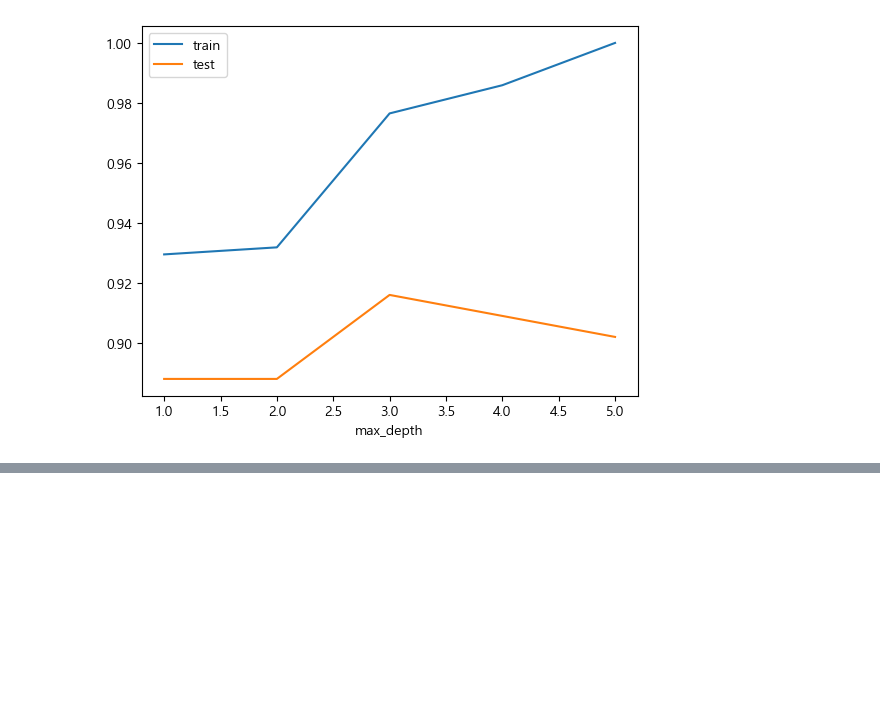
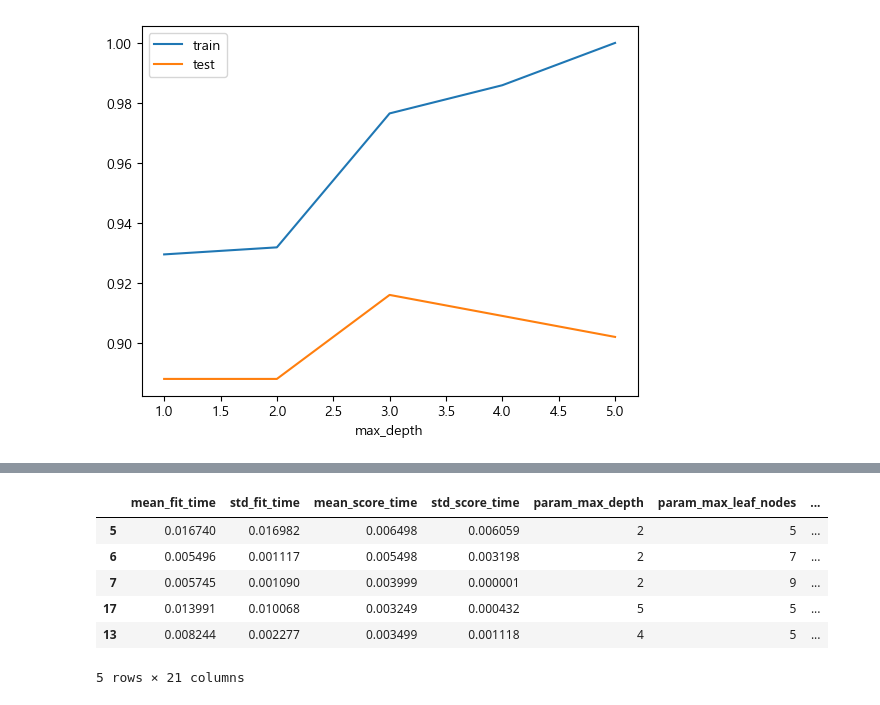
Before and after one commit to 1ee1hee/Machine_Learning, a Jupyter notebook: 과적합_일반화_그리드서치_파이프라인.ipynb, the cells around one changed output, grey strips where cells are left out. Drawn from its saved outputs; the diff is of its cells as text; code cells hidden in the pictures; blank space fills up the shorter version.

```diff
--- a/과적합_일반화_그리드서치_파이프라인.ipynb
+++ b/과적합_일반화_그리드서치_파이프라인.ipynb
@@ -203,0 +325,8 @@ plt.show()
+# %%
+gs2 = GridSearchCV(tree,
+                   params,
+                   scoring = ['accuracy', 'f1'],
+                   refit = 'accuracy', # 어떤 평가지표로 순위를 정할지
+                   cv = 4,
+                   n_jobs = -1
+                   )
@@ -203,0 +335,2 @@ plt.show()
+# %%
+gs2.fit(X_train, y_train)
@@ -203,0 +350,3 @@ plt.show()
+# %%
+result2 = pd.DataFrame(gs2.cv_results_)
+result2.columns
@@ -203,0 +362,10 @@ plt.show()
+# %%
+result2.sort_values('rank_test_accuracy').head()
+# %% [output]
+|  | mean_fit_time | std_fit_time | mean_score_time | std_score_time | param_max_depth | param_max_leaf_nodes | ... |
+| 5 | 0.016740 | 0.016982 | 0.006498 | 0.006059 | 2 | 5 | ... |
+| 6 | 0.005496 | 0.001117 | 0.005498 | 0.003198 | 2 | 7 | ... |
+| 7 | 0.005745 | 0.001090 | 0.003999 | 0.000001 | 2 | 9 | ... |
+| 17 | 0.013991 | 0.010068 | 0.003249 | 0.000432 | 5 | 5 | ... |
+| 13 | 0.008244 | 0.002277 | 0.003499 | 0.001118 | 4 | 5 | ... |
+5 rows × 21 columns
```
Also changed, not shown: parts of 94 cells of this notebook, 1 other file.
